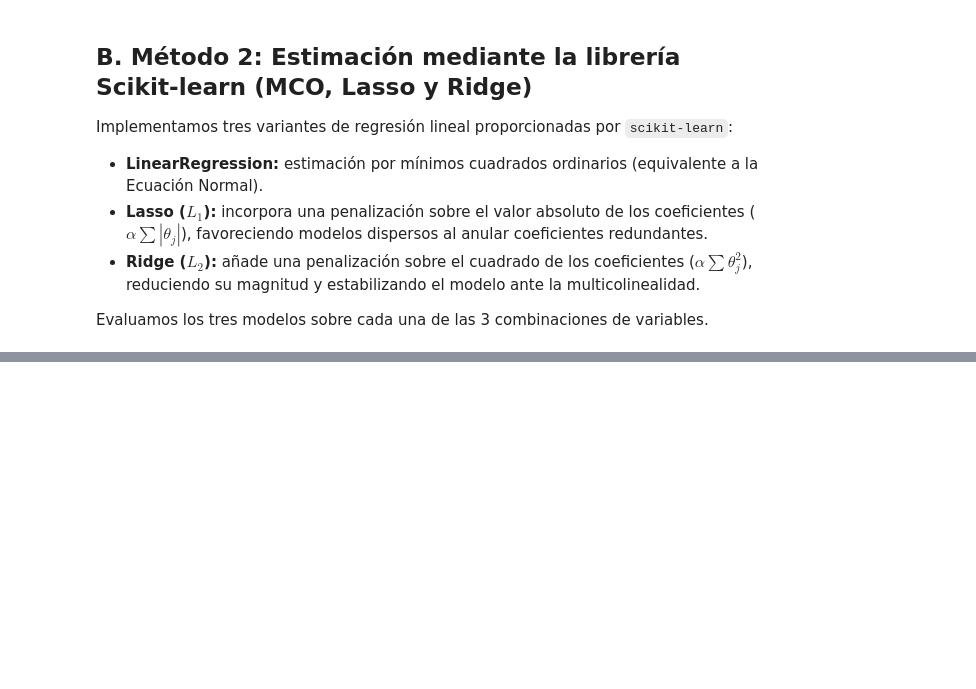
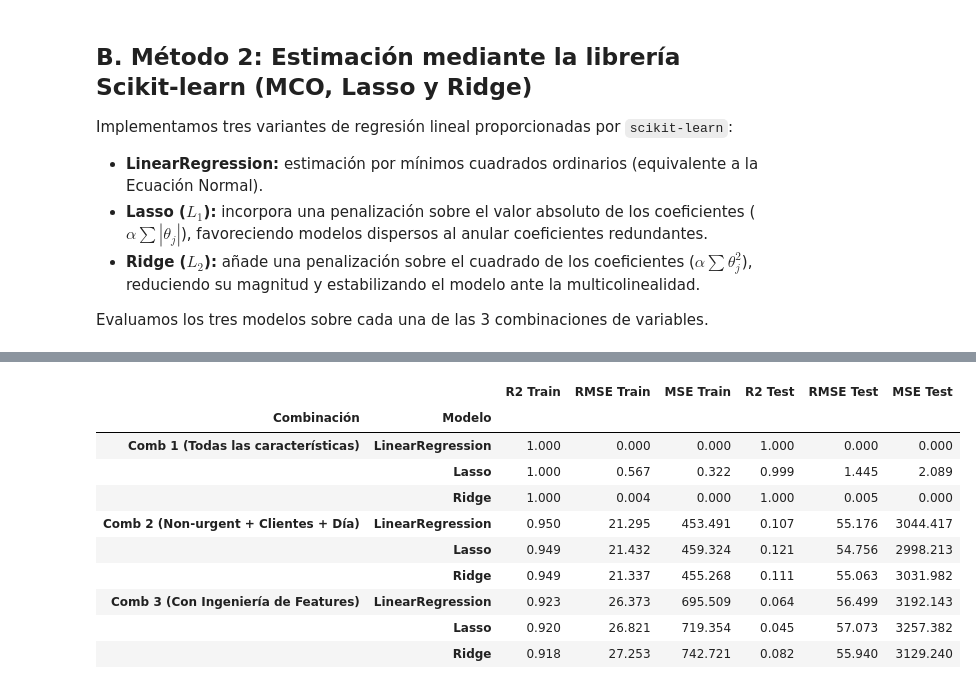
Before and after one commit to tdavidvergara/regresion-lineal-machine-learning, a Jupyter notebook: EDA_Regresion_Demanda.ipynb, the cells around one changed output, grey strips where cells are left out. Cells and saved outputs as stored; diff of their text form; code cells hidden in the pictures; blank space fills up the shorter version.

```diff
--- a/EDA_Regresion_Demanda.ipynb
+++ b/EDA_Regresion_Demanda.ipynb
@@ -833,3 +833,75 @@ Implementamos tres variantes de regresión lineal proporcionadas por `scikit-lea
 - **Ridge ($L_2$):** añade una penalización sobre el cuadrado de los coeficientes ($\alpha \sum \theta_j^2$), reduciendo su magnitud y estabilizando el modelo ante la multicolinealidad.
 
 Evaluamos los tres modelos sobre cada una de las 3 combinaciones de variables.
+# %%
+from sklearn.linear_model import LinearRegression, LassoCV, RidgeCV
+from sklearn.model_selection import KFold
+
+# ---------------------------------------------------------------
+# 1. Valores de alpha a probar en Lasso y Ridge
+# ---------------------------------------------------------------
+# alpha controla la fuerza de la penalización:
+#   alpha pequeño -> casi igual a la regresión lineal normal
+#   alpha grande  -> coeficientes más pequeños (Lasso puede llevarlos a 0)
+# np.logspace(-3, 3, 50) genera 50 valores entre 0.001 y 1000 en escala logarítmica
+alphas = np.logspace(-3, 3, 50)
+
+# Validación cruzada de 5 particiones SOLO con los datos de entrenamiento:
+# se entrena con 4/5 y se mide el error en el 1/5 restante, rotando 5 veces.
+# El alpha con menor error promedio es el elegido. Así no se usa el conjunto
+# de validación para escoger alpha (eso sería hacer trampa).
+cv = KFold(n_splits=5, shuffle=True, random_state=SEMILLA)
+
+# ---------------------------------------------------------------
+# 2. Entrenamiento de los 3 modelos en cada combinación
+# ---------------------------------------------------------------
+resultados_sk = {}    # Métricas de cada modelo
+coeficientes_sk = {}  # Coeficientes de cada modelo
+alphas_elegidos = {}  # Alpha óptimo de Lasso y Ridge por combinación
+
+for nombre, datos in datos_preparados.items():
+    X_tr = datos["X_train"]  # Variables escaladas de entrenamiento
+    X_te = datos["X_test"]   # Variables escaladas de validación
+
+    modelos = {
+        # Mínimos cuadrados ordinarios: misma solución que la Ecuación Normal
+        "LinearRegression": LinearRegression(),
+        # LassoCV prueba todos los alphas con validación cruzada y se queda con el mejor.
+        # max_iter alto porque Lasso se resuelve de forma iterativa y con variables
+        # muy correlacionadas tarda más en converger
+        "Lasso": LassoCV(alphas=alphas, cv=cv, max_iter=100_000),
+        # RidgeCV hace lo mismo para Ridge
+        "Ridge": RidgeCV(alphas=alphas, cv=cv),
+    }
+
+    for nombre_modelo, modelo in modelos.items():
+        modelo.fit(X_tr, y_train)  # Entrena: calcula intercepto y coeficientes
+
+        # Predicciones en entrenamiento y validación
+        y_tr_pred = modelo.predict(X_tr)
+        y_te_pred = modelo.predict(X_te)
+
+        clave = (nombre, nombre_modelo)
+        resultados_sk[clave] = evaluar_modelo(y_train, y_tr_pred, y_test, y_te_pred)
+
+        # Intercepto + un coeficiente por variable, con sus nombres
+        coeficientes_sk[clave] = pd.Series(
+            np.r_[modelo.intercept_, modelo.coef_],
+            index=["Intercepto"] + datos["cols"]
+        )
+
+        # Lasso y Ridge guardan el alpha que eligió la validación cruzada en .alpha_
+        if nombre_modelo != "LinearRegression":
+            alphas_elegidos[clave] = modelo.alpha_
+
+# ---------------------------------------------------------------
+# 3. Tabla comparativa de métricas
+# ---------------------------------------------------------------
+df_res_sk = pd.DataFrame(resultados_sk).T
+df_res_sk.index.names = ["Combinación", "Modelo"]
+print("Resultados con scikit-learn:")
+display(df_res_sk.round(3))
+
+print("Alpha elegido por validación cruzada:")
+display(pd.Series(alphas_elegidos, name="alpha").round(4).to_frame())
+# %% [output]
@@ -835,0 +909,11 @@ Evaluamos los tres modelos sobre cada una de las 3 combinaciones de variables.
+|  |  | R2 Train | RMSE Train | MSE Train | R2 Test | RMSE Test | MSE Test |
+| Combinación | Modelo |  |  |  |  |  |  |
+| Comb 1 (Todas las características) | LinearRegression | 1.000 | 0.000 | 0.000 | 1.000 | 0.000 | 0.000 |
+|  | Lasso | 1.000 | 0.567 | 0.322 | 0.999 | 1.445 | 2.089 |
+|  | Ridge | 1.000 | 0.004 | 0.000 | 1.000 | 0.005 | 0.000 |
+| Comb 2 (Non-urgent + Clientes + Día) | LinearRegression | 0.950 | 21.295 | 453.491 | 0.107 | 55.176 | 3044.417 |
+|  | Lasso | 0.949 | 21.432 | 459.324 | 0.121 | 54.756 | 2998.213 |
+|  | Ridge | 0.949 | 21.337 | 455.268 | 0.111 | 55.063 | 3031.982 |
+| Comb 3 (Con Ingeniería de Features) | LinearRegression | 0.923 | 26.373 | 695.509 | 0.064 | 56.499 | 3192.143 |
+|  | Lasso | 0.920 | 26.821 | 719.354 | 0.045 | 57.073 | 3257.382 |
+|  | Ridge | 0.918 | 27.253 | 742.721 | 0.082 | 55.940 | 3129.240 |
```
Also changed, not shown: parts of 4 cells of this notebook.
